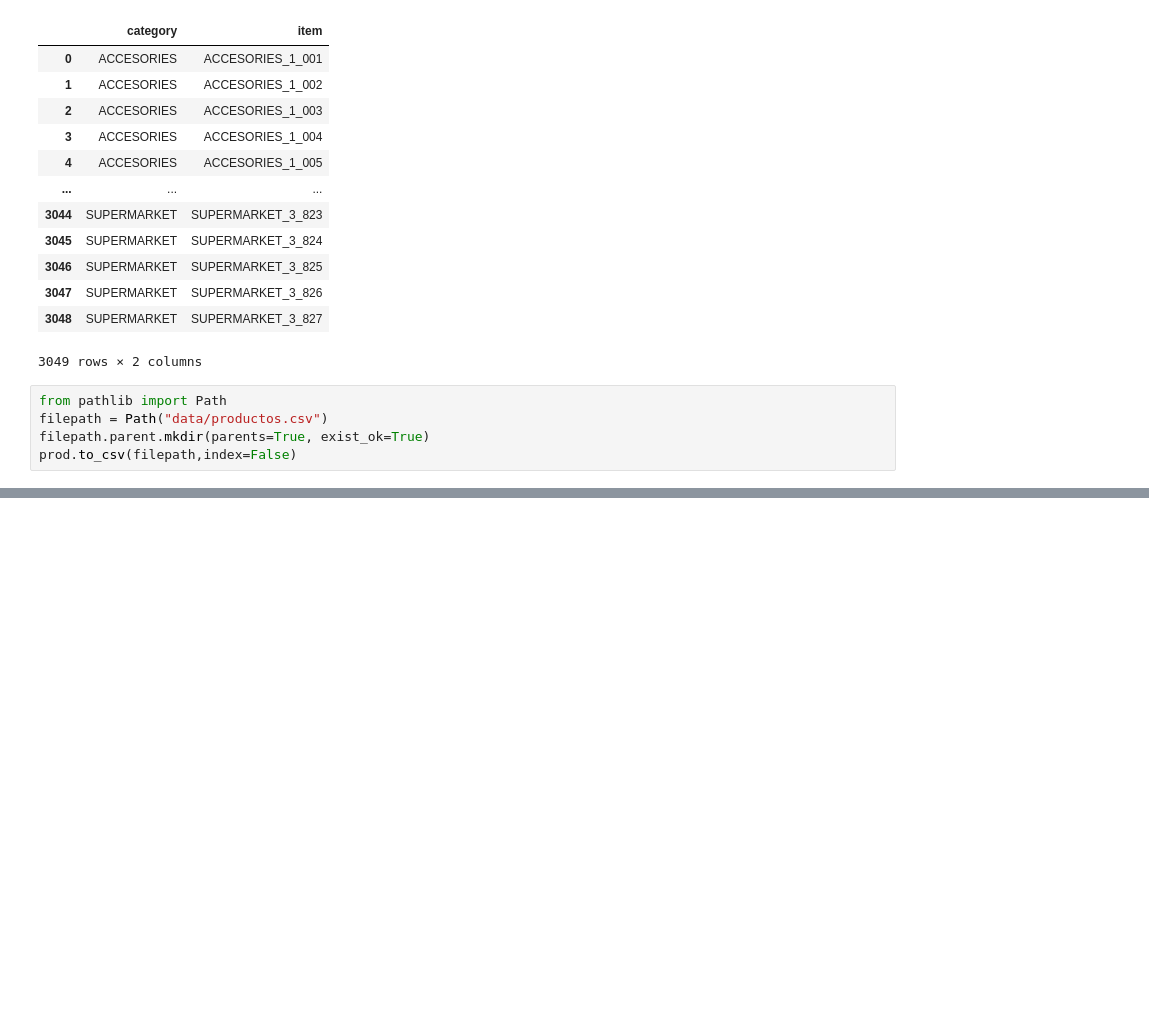
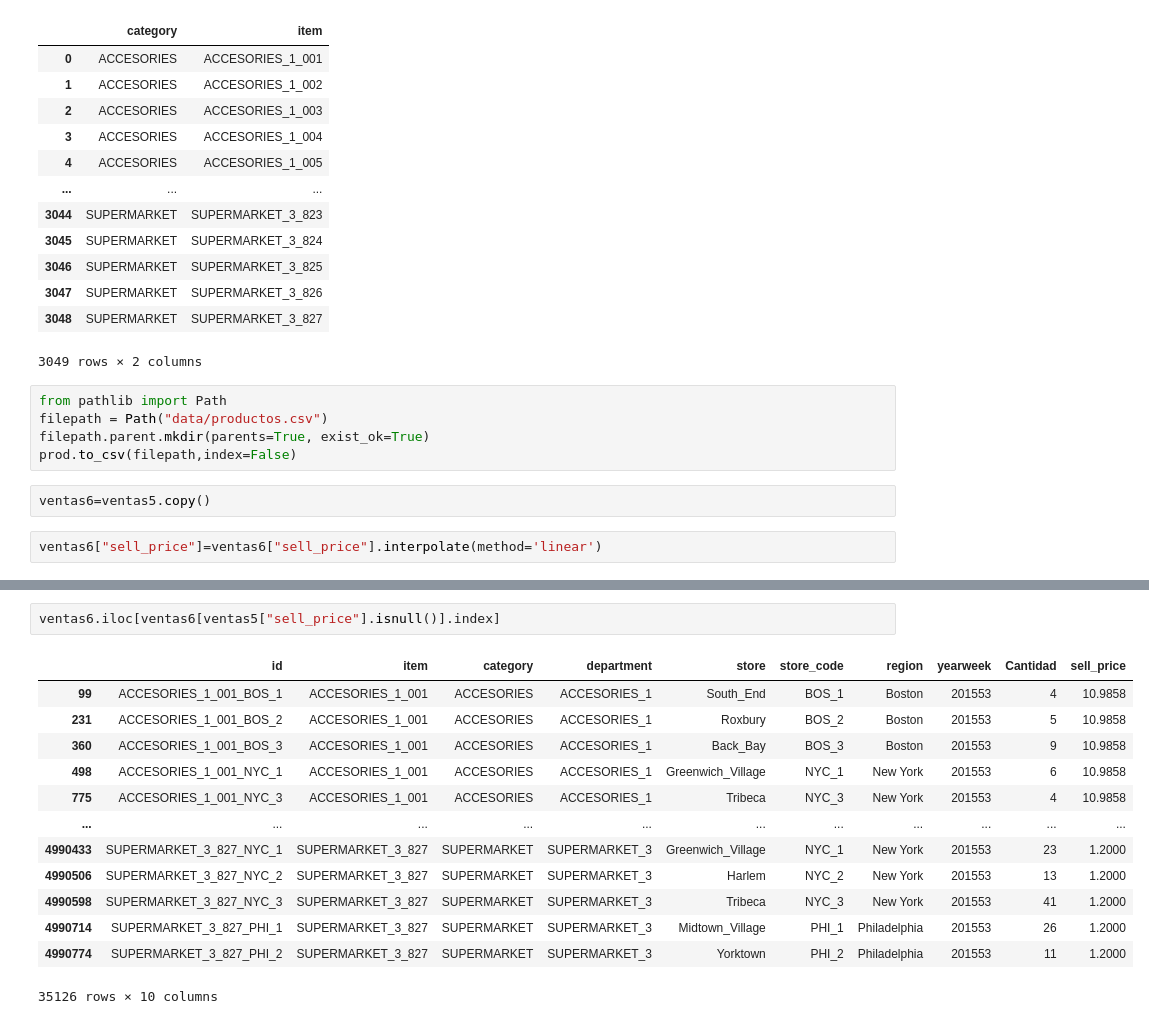
Before and after one commit to rsteelh/capstone-project-r2, a Jupyter notebook: ventas2.ipynb, the cells around one changed output, grey strips where cells are left out. Cells and saved outputs as stored; diff of their text form; blank space fills up the shorter version.

```diff
--- a/ventas2.ipynb
+++ b/ventas2.ipynb
@@ -198,3 +235,7 @@ from pathlib import Path
 filepath = Path("data/productos.csv")
 filepath.parent.mkdir(parents=True, exist_ok=True)
 prod.to_csv(filepath,index=False)
+# %%
+ventas6=ventas5.copy()
+# %%
+ventas6["sell_price"]=ventas6["sell_price"].interpolate(method='linear')
@@ -200,0 +251,16 @@ prod.to_csv(filepath,index=False)
+# %%
+ventas6.iloc[ventas6[ventas5["sell_price"].isnull()].index]
+# %% [output]
+|  | id | item | category | department | store | store_code | region | yearweek | Cantidad | sell_price |
+| 99 | ACCESORIES_1_001_BOS_1 | ACCESORIES_1_001 | ACCESORIES | ACCESORIES_1 | South_End | BOS_1 | Boston | 201553 | 4 | 10.9858 |
+| 231 | ACCESORIES_1_001_BOS_2 | ACCESORIES_1_001 | ACCESORIES | ACCESORIES_1 | Roxbury | BOS_2 | Boston | 201553 | 5 | 10.9858 |
+| 360 | ACCESORIES_1_001_BOS_3 | ACCESORIES_1_001 | ACCESORIES | ACCESORIES_1 | Back_Bay | BOS_3 | Boston | 201553 | 9 | 10.9858 |
+| 498 | ACCESORIES_1_001_NYC_1 | ACCESORIES_1_001 | ACCESORIES | ACCESORIES_1 | Greenwich_Village | NYC_1 | New York | 201553 | 6 | 10.9858 |
+| 775 | ACCESORIES_1_001_NYC_3 | ACCESORIES_1_001 | ACCESORIES | ACCESORIES_1 | Tribeca | NYC_3 | New York | 201553 | 4 | 10.9858 |
+| ... | ... | ... | ... | ... | ... | ... | ... | ... | ... | ... |
+| 4990433 | SUPERMARKET_3_827_NYC_1 | SUPERMARKET_3_827 | SUPERMARKET | SUPERMARKET_3 | Greenwich_Village | NYC_1 | New York | 201553 | 23 | 1.2000 |
+| 4990506 | SUPERMARKET_3_827_NYC_2 | SUPERMARKET_3_827 | SUPERMARKET | SUPERMARKET_3 | Harlem | NYC_2 | New York | 201553 | 13 | 1.2000 |
+| 4990598 | SUPERMARKET_3_827_NYC_3 | SUPERMARKET_3_827 | SUPERMARKET | SUPERMARKET_3 | Tribeca | NYC_3 | New York | 201553 | 41 | 1.2000 |
+| 4990714 | SUPERMARKET_3_827_PHI_1 | SUPERMARKET_3_827 | SUPERMARKET | SUPERMARKET_3 | Midtown_Village | PHI_1 | Philadelphia | 201553 | 26 | 1.2000 |
+| 4990774 | SUPERMARKET_3_827_PHI_2 | SUPERMARKET_3_827 | SUPERMARKET | SUPERMARKET_3 | Yorktown | PHI_2 | Philadelphia | 201553 | 11 | 1.2000 |
+35126 rows × 10 columns
```
Also changed, not shown: parts of 16 cells of this notebook, 1 other file.
